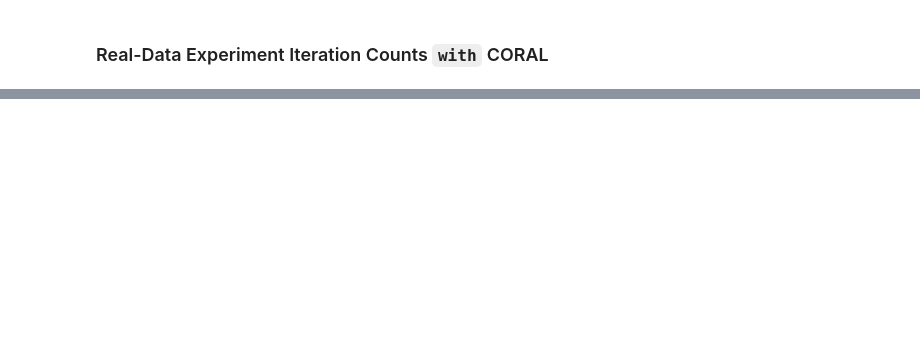
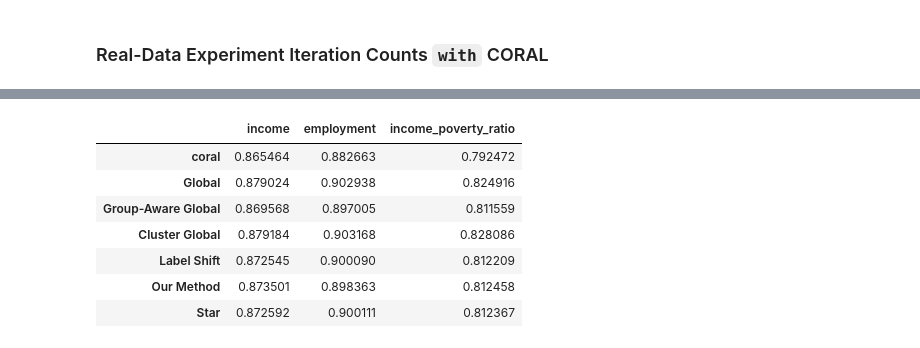
Before and after one commit to Dzeiberg/leveraging_structure, a Jupyter notebook: Results.ipynb, the cells around one changed output, grey strips where cells are left out. Saved outputs shown, nothing was run; the diff lists cells and outputs as text; code cells hidden in the pictures; blank space fills up the shorter version.

```diff
--- a/Results.ipynb
+++ b/Results.ipynb
@@ -178,2 +228,3 @@ synth_tables[(1,1,8)]
 # %%
-sorted([(n,t.dropna().shape[0]) for n,t in synth_tables.items()],key=lambda tup: tup[1])
+name,vals = zip(*[(n,t.dropna().mean(axis=0).sort_values()) for n,t in tables.items()])
+summaryTable = pd.DataFrame(vals,index=name)
@@ -184,0 +245,5 @@ summaryTable.style.highlight_max(subset=[c for c in summaryTable.columns if "Sta
+# %%
+table1 = summaryTable.loc(axis=0)[:,1].T.loc[["coral","Global", "Group-Aware Global", "Cluster Global", "Label Shift", "Our Method","Star"]]
+table1.columns = table1.columns.droplevel(1)
+amazon1 = table1["amazon_reviews"]
+table1 = table1.drop("amazon_reviews",axis=1)
@@ -184,0 +261,11 @@ summaryTable.style.highlight_max(subset=[c for c in summaryTable.columns if "Sta
+# %%
+table1
+# %% [output]
+|  | income | employment | income_poverty_ratio |
+| coral | 0.865464 | 0.882663 | 0.792472 |
+| Global | 0.879024 | 0.902938 | 0.824916 |
+| Group-Aware Global | 0.869568 | 0.897005 | 0.811559 |
+| Cluster Global | 0.879184 | 0.903168 | 0.828086 |
+| Label Shift | 0.872545 | 0.900090 | 0.812209 |
+| Our Method | 0.873501 | 0.898363 | 0.812458 |
+| Star | 0.872592 | 0.900111 | 0.812367 |
```
Also changed, not shown: parts of 32 cells of this notebook.
